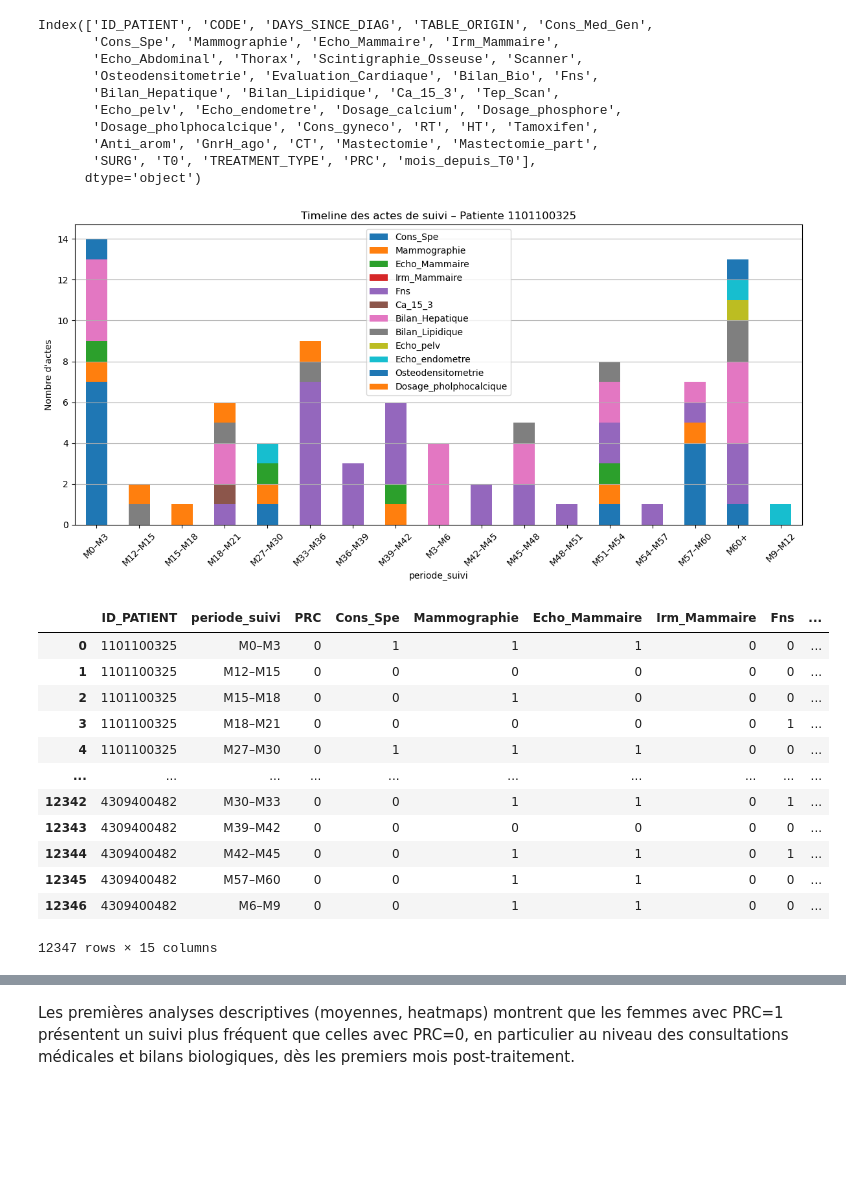
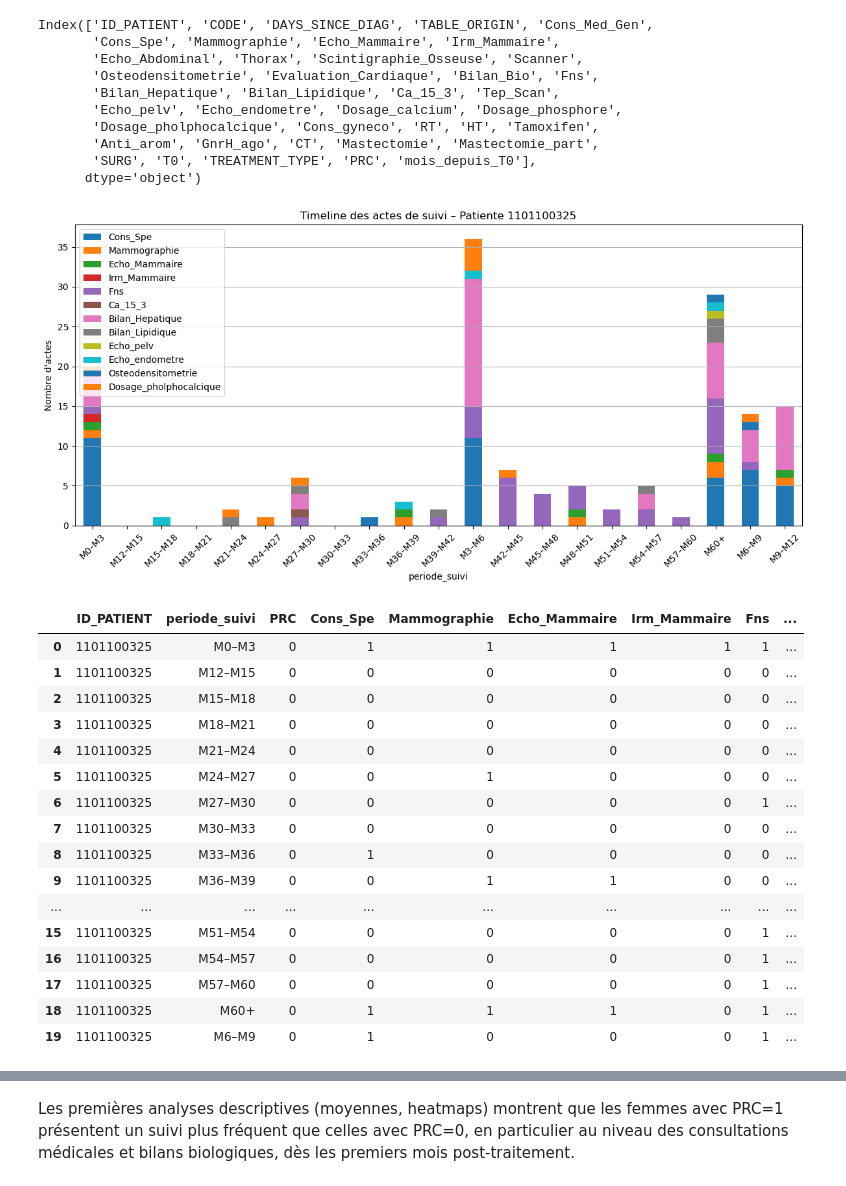
Before and after one commit to hemza1/TER_M1_2025, a Jupyter notebook: notebooks/test.ipynb, the cells around one changed output, grey strips where cells are left out. Cells and saved outputs as stored; diff of their text form; code cells hidden in the pictures; blank space fills up the shorter version.

```diff
--- a/notebooks/test.ipynb
+++ b/notebooks/test.ipynb
@@ -217,6 +217,7 @@ def assigner_periode(mois):
         return "M60+"
 
 df_suivi_filtré["periode_suivi"] = df_suivi_filtré["mois_depuis_T0"].apply(assigner_periode)
-df_resumé_par_periode = df_suivi_filtré.groupby(["ID_PATIENT", "periode_suivi", "PRC"])[actes_suivi].sum().reset_index()
+df_merged['periode_suivi'] = df_merged['mois_depuis_T0'].apply(assigner_periode)
+df_resumé_par_periode = df_merged.groupby(["ID_PATIENT", "periode_suivi", "PRC"])[actes_suivi].sum().reset_index()
 print(df_resumé_par_periode.head(10))
 # %% [output]
@@ -303,25 +304,29 @@ plt.grid(axis='y')
 plt.tight_layout()
 plt.show()
 # %% [output]
-[figure, old version]
+[figure, new version]
 # %%
 df_vecteurs = df_resumé_par_periode.copy()
 df_vecteurs[actes_suivi] = (df_vecteurs[actes_suivi] > 0).astype(int)
 # %%
 ###nécessaire pour faire de l'analyse ou appliquer des modeles !
-df_vecteurs
+df_vecteurs.head(20)
 # %% [output]
 |  | ID_PATIENT | periode_suivi | PRC | Cons_Spe | Mammographie | Echo_Mammaire | Irm_Mammaire | Fns | ... |
-| 0 | 1101100325 | M0–M3 | 0 | 1 | 1 | 1 | 0 | 0 | ... |
+| 0 | 1101100325 | M0–M3 | 0 | 1 | 1 | 1 | 1 | 1 | ... |
 | 1 | 1101100325 | M12–M15 | 0 | 0 | 0 | 0 | 0 | 0 | ... |
-| 2 | 1101100325 | M15–M18 | 0 | 0 | 1 | 0 | 0 | 0 | ... |
-| 3 | 1101100325 | M18–M21 | 0 | 0 | 0 | 0 | 0 | 1 | ... |
-| 4 | 1101100325 | M27–M30 | 0 | 1 | 1 | 1 | 0 | 0 | ... |
+| 2 | 1101100325 | M15–M18 | 0 | 0 | 0 | 0 | 0 | 0 | ... |
+| 3 | 1101100325 | M18–M21 | 0 | 0 | 0 | 0 | 0 | 0 | ... |
+| 4 | 1101100325 | M21–M24 | 0 | 0 | 0 | 0 | 0 | 0 | ... |
+| 5 | 1101100325 | M24–M27 | 0 | 0 | 1 | 0 | 0 | 0 | ... |
+| 6 | 1101100325 | M27–M30 | 0 | 0 | 0 | 0 | 0 | 1 | ... |
+| 7 | 1101100325 | M30–M33 | 0 | 0 | 0 | 0 | 0 | 0 | ... |
+| 8 | 1101100325 | M33–M36 | 0 | 1 | 0 | 0 | 0 | 0 | ... |
+| 9 | 1101100325 | M36–M39 | 0 | 0 | 1 | 1 | 0 | 0 | ... |
 | ... | ... | ... | ... | ... | ... | ... | ... | ... | ... |
-| 12342 | 4309400482 | M30–M33 | 0 | 0 | 1 | 1 | 0 | 1 | ... |
-| 12343 | 4309400482 | M39–M42 | 0 | 0 | 0 | 0 | 0 | 0 | ... |
-| 12344 | 4309400482 | M42–M45 | 0 | 0 | 1 | 1 | 0 | 1 | ... |
-| 12345 | 4309400482 | M57–M60 | 0 | 0 | 1 | 1 | 0 | 0 | ... |
-| 12346 | 4309400482 | M6–M9 | 0 | 0 | 1 | 1 | 0 | 0 | ... |
+| 15 | 1101100325 | M51–M54 | 0 | 0 | 0 | 0 | 0 | 1 | ... |
+| 16 | 1101100325 | M54–M57 | 0 | 0 | 0 | 0 | 0 | 1 | ... |
+| 17 | 1101100325 | M57–M60 | 0 | 0 | 0 | 0 | 0 | 1 | ... |
+| 18 | 1101100325 | M60+ | 0 | 1 | 1 | 1 | 0 | 1 | ... |
+| 19 | 1101100325 | M6–M9 | 0 | 1 | 0 | 0 | 0 | 1 | ... |
-12347 rows × 15 columns
 # %%
```
Also changed, not shown: parts of 41 cells of this notebook.
